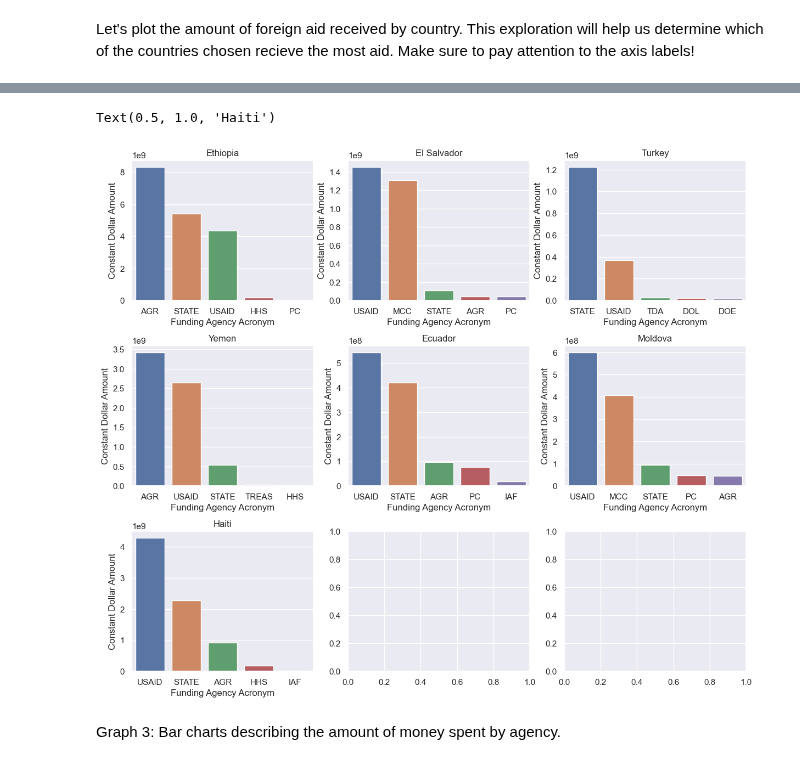
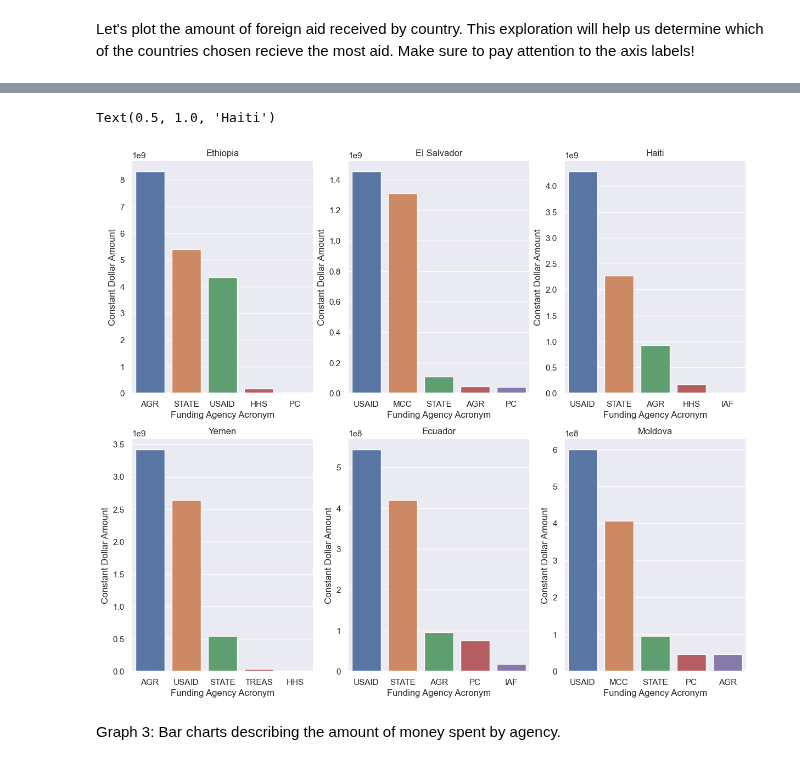
Before and after one commit to chriscallahan99/DataScience_Final_Project, a Jupyter notebook: DS_Milestone_1.ipynb, the cells around one changed output, grey strips where cells are left out. Drawn from its saved outputs; the diff is of its cells as text; code cells hidden in the pictures.

```diff
--- a/DS_Milestone_1.ipynb
+++ b/DS_Milestone_1.ipynb
@@ -119,13 +119,12 @@ else:
 
 Ethiopia_foreign_aid_data = pd.read_csv('.' + slash_char + 'Africa' + slash_char + 'Ethiopia_2022-2002_Econ_Other.csv')
 Moldova_foreign_aid_data = pd.read_csv('.' + slash_char + 'Europe' + slash_char + 'Moldova_2022-2002_Econ_Other.csv')
-Turkey_foreign_aid_data = pd.read_csv('.' + slash_char + 'Europe' + slash_char + 'Turkey_2022-2002_Econ_Other.csv')
 Yemen_foreign_aid_data = pd.read_csv('.' + slash_char + 'Middle-East' + slash_char + 'Yemen_2022-2002_Econ_Other.csv')
 Ecuador_foreign_aid_data = pd.read_csv('.' + slash_char + 'South-America' + slash_char + 'Ecuador_2022-2002_Econ_Other.csv')
 El_Salvador_foreign_aid_data = pd.read_csv('.' + slash_char + slash_char + 'North-America' + slash_char + 'El_Salvador_2022-2002_Econ_Other.csv')
 Haiti_foreign_aid_data = pd.read_csv('.' + slash_char + slash_char + 'North-America' + slash_char +slash_char + 'Haiti_2022-2002_Econ_Other.csv')
 
-countries = [Ethiopia_foreign_aid_data, Moldova_foreign_aid_data, Turkey_foreign_aid_data,
+countries = [Ethiopia_foreign_aid_data, Moldova_foreign_aid_data,
              Yemen_foreign_aid_data, Ecuador_foreign_aid_data, El_Salvador_foreign_aid_data,
             Haiti_foreign_aid_data] # For ease of looping
 
@@ -269,19 +260,18 @@ for i, country  in enumerate(countries):
     country_by_funding_agency[i] = country_by_funding_agency[i].iloc[0:5]
 # %%
 # Plotting the top 5 agencies by money spent
-fig, axes = plt.subplots(3, 3, figsize=(12,10))
+fig, axes = plt.subplots(2, 3, figsize=(12,10))
 fig.tight_layout(h_pad= 3)
 
 sns.barplot(data= country_by_funding_agency[0] , x= 'Funding Agency Acronym', y= 'Constant Dollar Amount',  ax= axes[0,0]).set_title('Ethiopia')
 sns.barplot(data= country_by_funding_agency[1] , x= 'Funding Agency Acronym', y= 'Constant Dollar Amount',  ax= axes[1,2]).set_title('Moldova')
-sns.barplot(data= country_by_funding_agency[2] , x= 'Funding Agency Acronym', y= 'Constant Dollar Amount',  ax= axes[0,2]).set_title('Turkey')
-sns.barplot(data= country_by_funding_agency[3] , x= 'Funding Agency Acronym', y= 'Constant Dollar Amount',  ax= axes[1,0]).set_title('Yemen')
-sns.barplot(data= country_by_funding_agency[4] , x= 'Funding Agency Acronym', y= 'Constant Dollar Amount',  ax= axes[1,1]).set_title('Ecuador')
-sns.barplot(data= country_by_funding_agency[5] , x= 'Funding Agency Acronym', y= 'Constant Dollar Amount',  ax= axes[0,1]).set_title('El Salvador')
-sns.barplot(data= country_by_funding_agency[6] , x= 'Funding Agency Acronym', y= 'Constant Dollar Amount',  ax= axes[2,0]).set_title('Haiti')
+sns.barplot(data= country_by_funding_agency[2] , x= 'Funding Agency Acronym', y= 'Constant Dollar Amount',  ax= axes[1,0]).set_title('Yemen')
+sns.barplot(data= country_by_funding_agency[3] , x= 'Funding Agency Acronym', y= 'Constant Dollar Amount',  ax= axes[1,1]).set_title('Ecuador')
+sns.barplot(data= country_by_funding_agency[4] , x= 'Funding Agency Acronym', y= 'Constant Dollar Amount',  ax= axes[0,1]).set_title('El Salvador')
+sns.barplot(data= country_by_funding_agency[5] , x= 'Funding Agency Acronym', y= 'Constant Dollar Amount',  ax= axes[0,2]).set_title('Haiti')
 # %% [output]
 Text(0.5, 1.0, 'Haiti')
-[figure, old version]
+[figure, new version]
 # %% [markdown]
 Graph 3: Bar charts describing the amount of money spent by agency.
 # %% [markdown]
```
Also changed, not shown: parts of 16 cells of this notebook.
